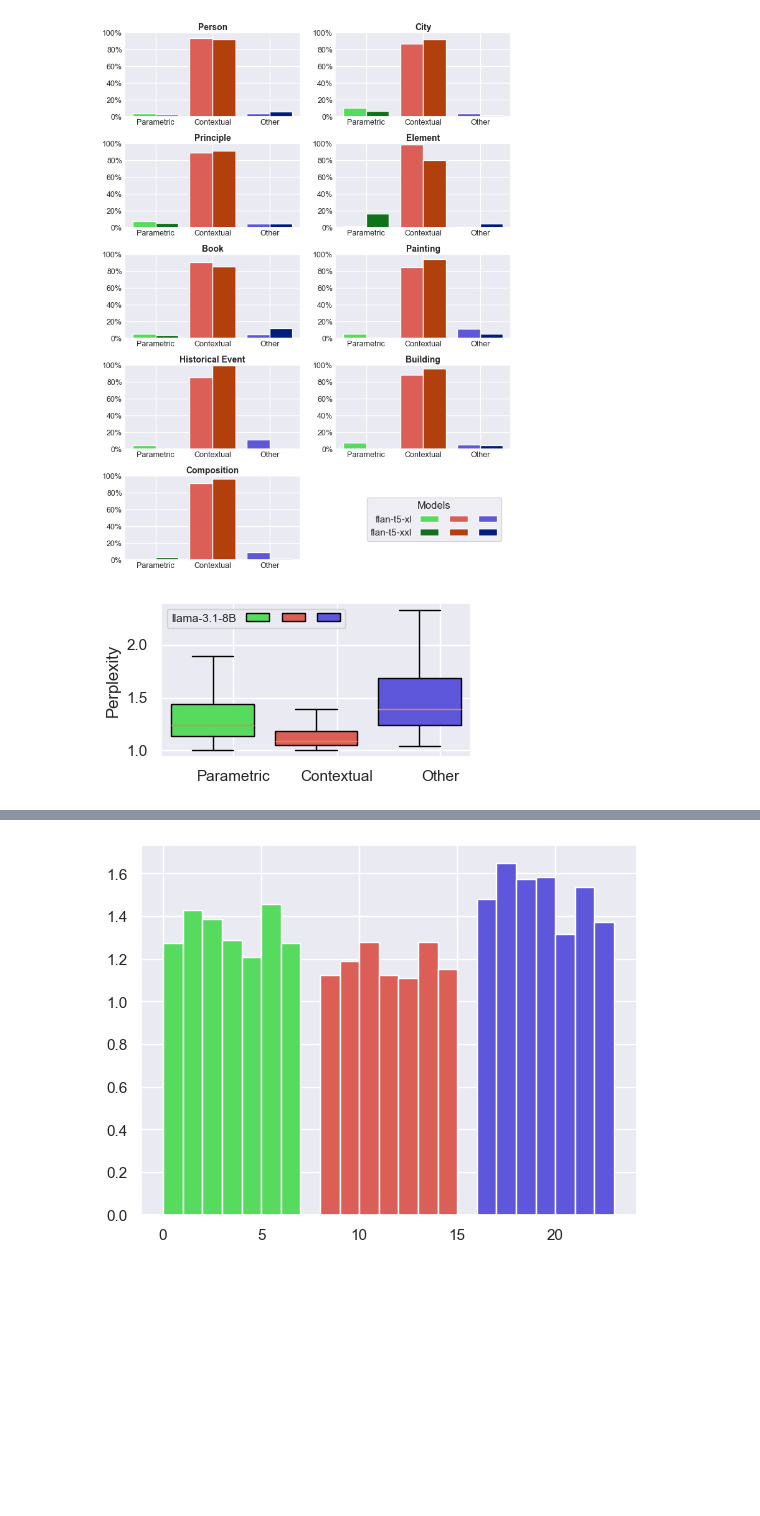
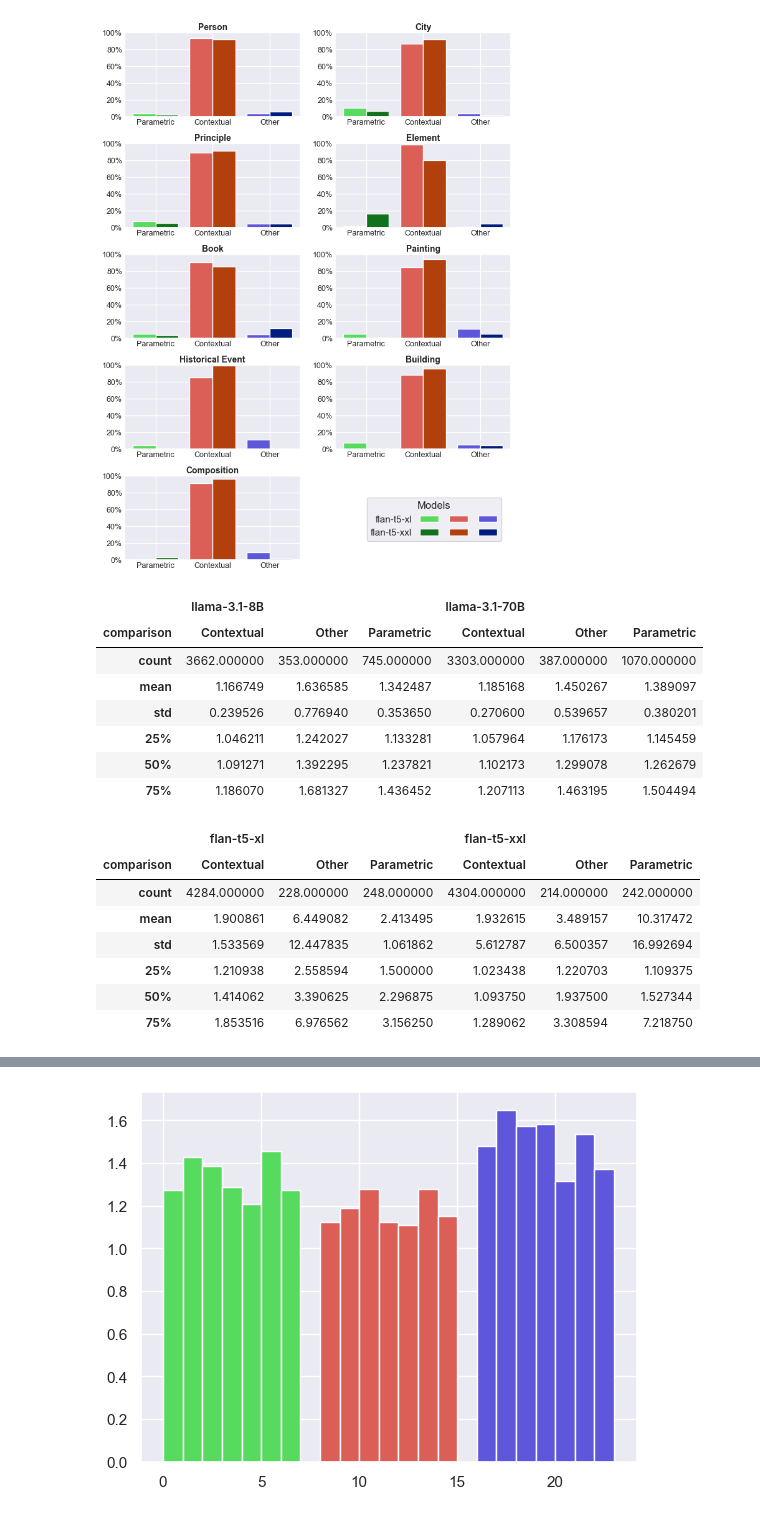
Before and after one commit to mfixman/rag-thesis, a Jupyter notebook: joiner_analysis.ipynb, the cells around one changed output, grey strips where cells are left out. Saved outputs shown, nothing was run; the diff lists cells and outputs as text; code cells hidden in the pictures; blank space fills up the shorter version.

```diff
--- a/joiner_analysis.ipynb
+++ b/joiner_analysis.ipynb
@@ -387,10 +419,26 @@ pyplot.savefig('Report/figures/flan_allcats.png', dpi = 200, bbox_inches = 'tigh
 | building | 14 | 174 | 10 | 0 | 189 | 9 |
 | composition | 0 | 228 | 22 | 7 | 240 | 3 |
 [figure]
-# %%
-boxPlot(llama)
-# %% [output]
-[figure, removed]
+# %%
+display(boxTable(llama, bigllama))
+display(boxTable(flan, bigflan))
+# %% [output]
+|  | llama-3.1-8B |  |  | llama-3.1-70B |  |  |
+| comparison | Contextual | Other | Parametric | Contextual | Other | Parametric |
+| count | 3662.000000 | 353.000000 | 745.000000 | 3303.000000 | 387.000000 | 1070.000000 |
+| mean | 1.166749 | 1.636585 | 1.342487 | 1.185168 | 1.450267 | 1.389097 |
+| std | 0.239526 | 0.776940 | 0.353650 | 0.270600 | 0.539657 | 0.380201 |
+| 25% | 1.046211 | 1.242027 | 1.133281 | 1.057964 | 1.176173 | 1.145459 |
+| 50% | 1.091271 | 1.392295 | 1.237821 | 1.102173 | 1.299078 | 1.262679 |
+| 75% | 1.186070 | 1.681327 | 1.436452 | 1.207113 | 1.463195 | 1.504494 |
+|  | flan-t5-xl |  |  | flan-t5-xxl |  |  |
+| comparison | Contextual | Other | Parametric | Contextual | Other | Parametric |
+| count | 4284.000000 | 228.000000 | 248.000000 | 4304.000000 | 214.000000 | 242.000000 |
+| mean | 1.900861 | 6.449082 | 2.413495 | 1.932615 | 3.489157 | 10.317472 |
+| std | 1.533569 | 12.447835 | 1.061862 | 5.612787 | 6.500357 | 16.992694 |
+| 25% | 1.210938 | 2.558594 | 1.500000 | 1.023438 | 1.220703 | 1.109375 |
+| 50% | 1.414062 | 3.390625 | 2.296875 | 1.093750 | 1.937500 | 1.527344 |
+| 75% | 1.853516 | 6.976562 | 3.156250 | 1.289062 | 3.308594 | 7.218750 |
 # %%
 matplotlib.rcParams['figure.figsize'] = 5, 3
 # %%
```
Also changed, not shown: parts of 8 cells of this notebook, 6 other files.
